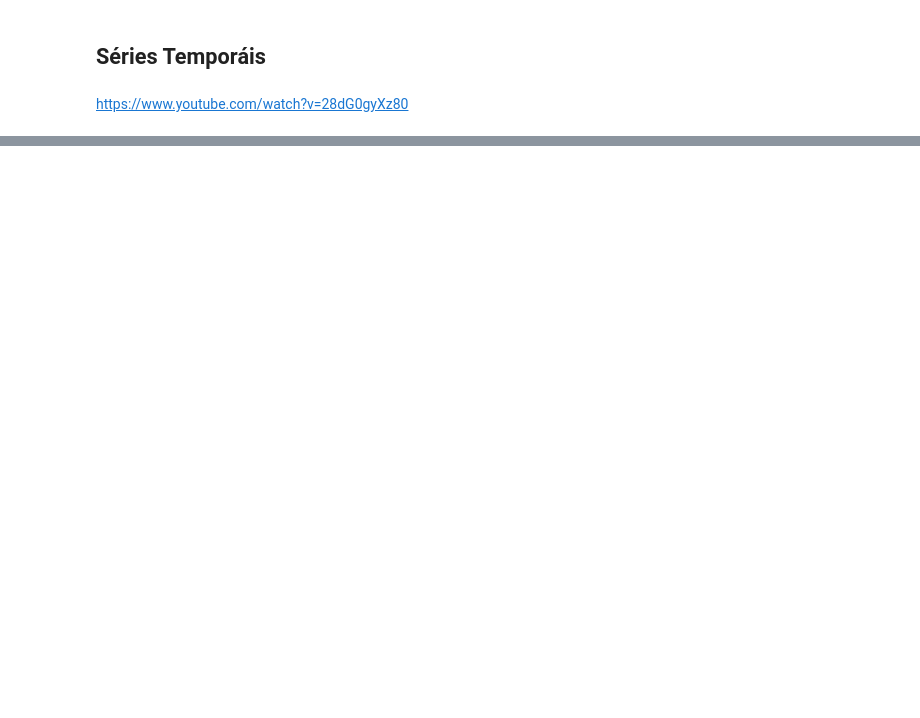
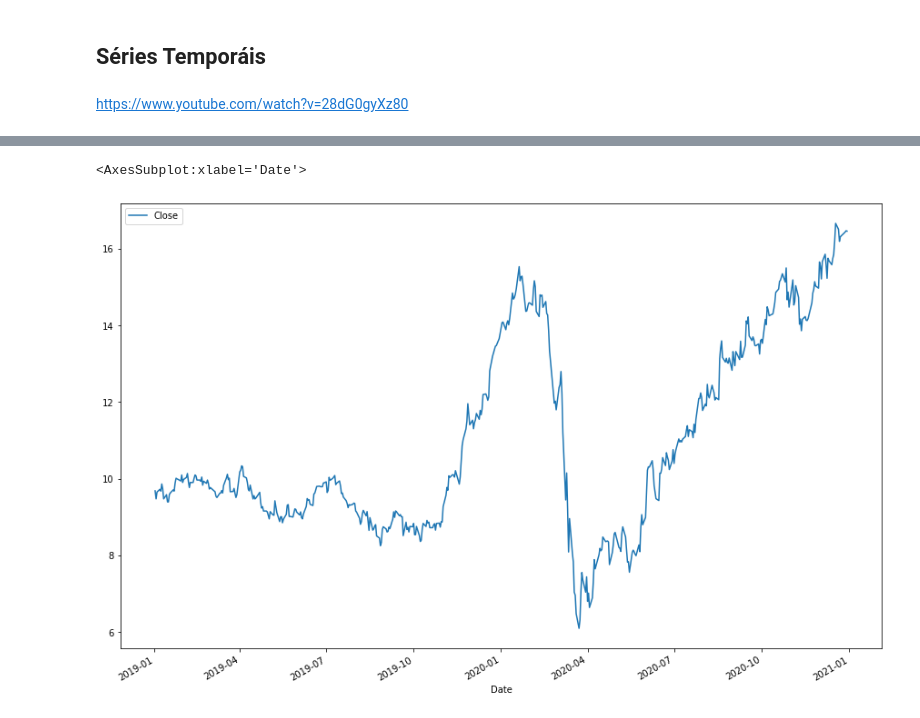
Before and after one commit to kauebr/Insights, a Jupyter notebook: Setor Siderúrgico Nacional/2 Entrega - Cliclo 2/Passo 06 - Análise exploratória/Jupyter Notebooks/análise II - Testes.ipynb, the cells around one changed output, grey strips where cells are left out. Saved outputs shown, nothing was run; the diff lists cells and outputs as text; code cells hidden in the pictures; blank space fills up the shorter version.

```diff
--- a/Setor Siderúrgico Nacional/2 Entrega - Cliclo 2/Passo 06 - Análise exploratória/Jupyter Notebooks/análise II - Testes.ipynb
+++ b/Setor Siderúrgico Nacional/2 Entrega - Cliclo 2/Passo 06 - Análise exploratória/Jupyter Notebooks/análise II - Testes.ipynb
@@ -8,9 +15,16 @@ import matplotlib.pyplot as plt
 from statsmodels.tsa.seasonal import seasonal_decompose
 import yfinance as yf
 # %%
+# Puxando cotações
+
+inter  = '1d' # Intervalo
+inicio = '2019-01-01'
+fim    = '2021-01-01'
+
 tickets = {
-    'ticket0' : yf.Ticker('GGBR4.SA'),
-    'ticket1' : yf.Ticker('GGBR3.SA'),
-    'ticket2' : yf.Ticker('VALE3.SA'),
-    'ticket3' : yf.Ticker('USIM5.SA'),
-    'ticket4' : yf.Ticker('CSNA3.SA')}
+    'ticket0' : yf.Ticker('GGBR4.SA').history(interval=inter, start=inicio, end=fim),
+    'ticket1' : yf.Ticker('GGBR3.SA').history(interval=inter, start=inicio, end=fim),
+    'ticket2' : yf.Ticker('VALE3.SA').history(interval=inter, start=inicio, end=fim),
+    'ticket3' : yf.Ticker('USIM5.SA').history(interval=inter, start=inicio, end=fim),
+    'ticket4' : yf.Ticker('CSNA3.SA').history(interval=inter, start=inicio, end=fim)
+}
@@ -29,2 +31,12 @@ yfinance.Ticker object <CSNA3.SA>
+# %%
+# Transformando em dataframes
+DFGGBR4 = tickets['ticket0']
+DFGGBR3 = tickets['ticket1']
+DFVALE3 = tickets['ticket2']
+DFUSIM5 = tickets['ticket3']
+DFCSNA3 = tickets['ticket4']
+
+# Criando uma lista com os daframes
+DFS = [DFGGBR4, DFGGBR3, DFVALE3, DFUSIM5, DFCSNA3]
 # %%
-df
+df = DFS[1]
@@ -59,0 +92,5 @@ df.tail()
+# %%
+df[['Close']].plot(figsize=(15,10))
+# %% [output]
+<AxesSubplot:xlabel='Date'>
+[figure, added]
```
Also changed, not shown: parts of 11 cells of this notebook, 3 other files.
